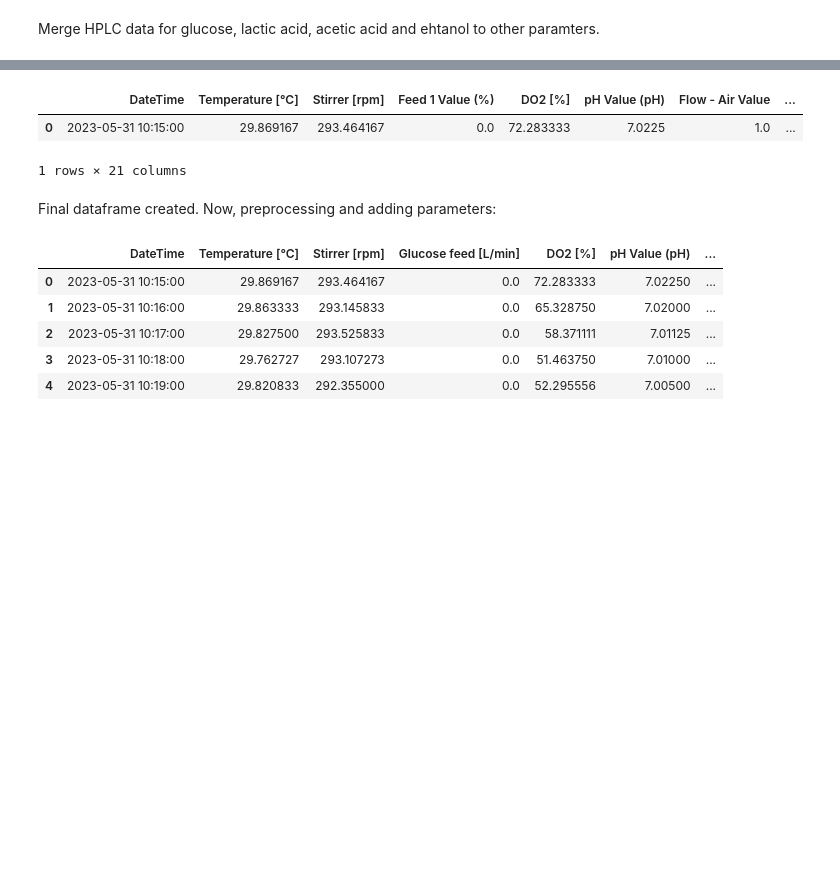
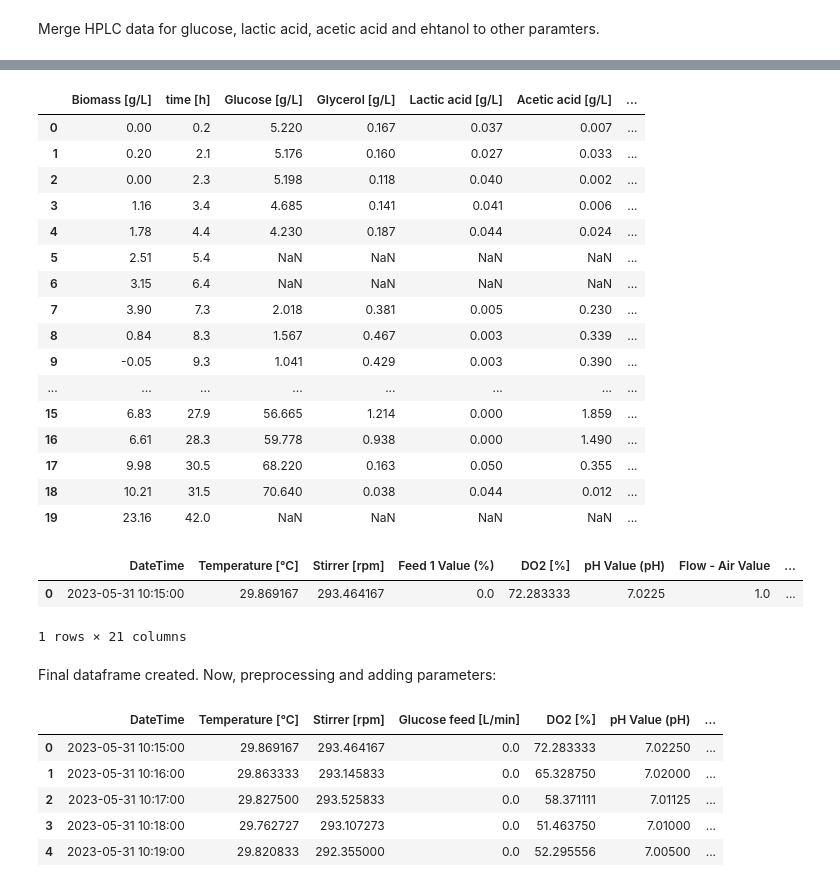
Before and after one commit to boripf/hybrid-model-corynebacterium, a Jupyter notebook: A_preprocessing.ipynb, the cells around one changed output, grey strips where cells are left out. Saved outputs shown, nothing was run; the diff lists cells and outputs as text; code cells hidden in the pictures; blank space fills up the shorter version.

```diff
--- a/A_preprocessing.ipynb
+++ b/A_preprocessing.ipynb
@@ -169,3 +174,39 @@ df_Yxs.head(2)
+# %%
+# add Yield Yxs calculated stepwise: consecutive between the two closest taken sample such as 1&2, 2&3, 3&4,... (?)
+df_Yxs = df_biomass.merge(df_hplc, on='time [h]', how='left')
+
+#this way i tried to calculated it always outgoing from the first sample data to the next one. 1 to 2, 1 to 3, 1 to 4...
+df_Yxs['mu [1/h]'] = np.log(df_Yxs['Biomass [g/L]'] - df_Yxs['Biomass [g/L]'].iloc[0]) / df_Yxs['time [h]'] - df_Yxs['time [h]'].iloc[0]
+ # df_Yxs['Yxs [gx/gs]'] = (df_Yxs['Biomass [g/L]'] - df_Yxs['Biomass [g/L]'].iloc[0]) / (df_Yxs['Glucose [g/L]'] - df_Yxs['Glucose [g/L]'].iloc[0])
+
+# df_Yxs['mu [1/h]'] = np.log(df_Yxs['Biomass [g/L]'].diff()) / df_Yxs['time [h]'].diff()
+df_Yxs['Yxs [gx/gs]'] = df_Yxs['Biomass [g/L]'].diff() / df_Yxs['Glucose [g/L]'].diff()
+
+
+# Save the DataFrame to an Excel file
+df_Yxs.to_excel('Yxs_table.xlsx', index=False)
+
+df_Yxs.head(20)
+
+# Frage: warum erhalten wir NaN werte für 5 und 6 ?
+# %% [output]
+|  | Biomass [g/L] | time [h] | Glucose [g/L] | Glycerol [g/L] | Lactic acid [g/L] | Acetic acid [g/L] | ... |
+| 0 | 0.00 | 0.2 | 5.220 | 0.167 | 0.037 | 0.007 | ... |
+| 1 | 0.20 | 2.1 | 5.176 | 0.160 | 0.027 | 0.033 | ... |
+| 2 | 0.00 | 2.3 | 5.198 | 0.118 | 0.040 | 0.002 | ... |
+| 3 | 1.16 | 3.4 | 4.685 | 0.141 | 0.041 | 0.006 | ... |
+| 4 | 1.78 | 4.4 | 4.230 | 0.187 | 0.044 | 0.024 | ... |
+| 5 | 2.51 | 5.4 | NaN | NaN | NaN | NaN | ... |
+| 6 | 3.15 | 6.4 | NaN | NaN | NaN | NaN | ... |
+| 7 | 3.90 | 7.3 | 2.018 | 0.381 | 0.005 | 0.230 | ... |
+| 8 | 0.84 | 8.3 | 1.567 | 0.467 | 0.003 | 0.339 | ... |
+| 9 | -0.05 | 9.3 | 1.041 | 0.429 | 0.003 | 0.390 | ... |
+| ... | ... | ... | ... | ... | ... | ... | ... |
+| 15 | 6.83 | 27.9 | 56.665 | 1.214 | 0.000 | 1.859 | ... |
+| 16 | 6.61 | 28.3 | 59.778 | 0.938 | 0.000 | 1.490 | ... |
+| 17 | 9.98 | 30.5 | 68.220 | 0.163 | 0.050 | 0.355 | ... |
+| 18 | 10.21 | 31.5 | 70.640 | 0.038 | 0.044 | 0.012 | ... |
+| 19 | 23.16 | 42.0 | NaN | NaN | NaN | NaN | ... |
 # %%
 df = df_merged4.merge(df_Yxs, on='time [h]', how='left')
 df.head(1)
```
Also changed, not shown: parts of 7 cells of this notebook.
